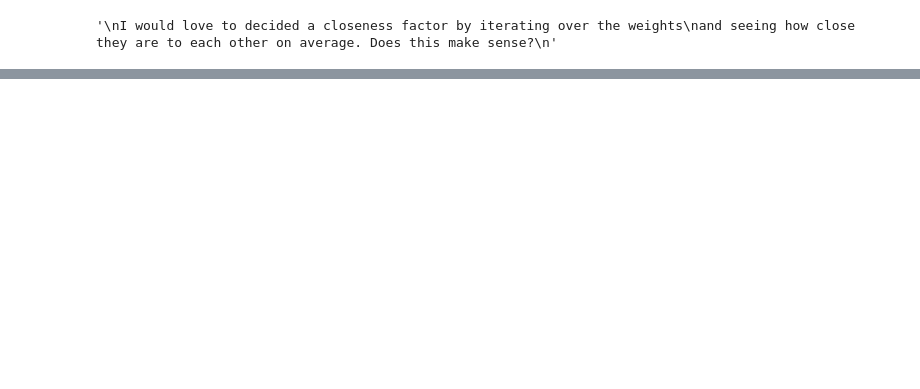
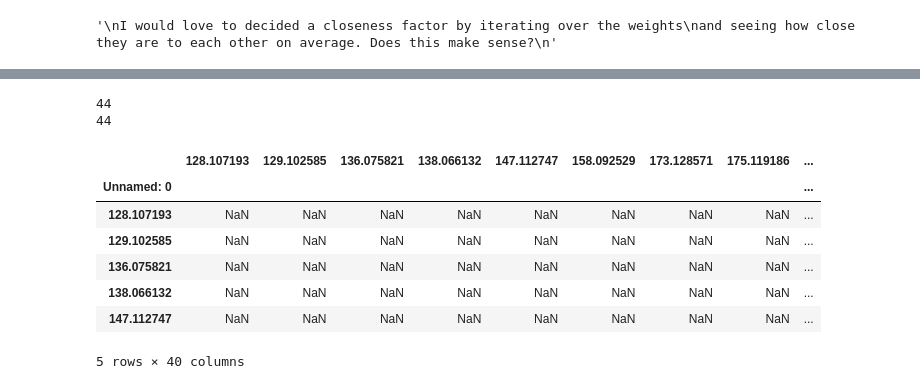
Before and after one commit to DBeben22/expert-tandem, a Jupyter notebook: prototypes/prototype_vers3.ipynb, the cells around one changed output, grey strips where cells are left out. Drawn from its saved outputs; the diff is of its cells as text; code cells hidden in the pictures; blank space fills up the shorter version.

```diff
--- a/prototypes/prototype_vers3.ipynb
+++ b/prototypes/prototype_vers3.ipynb
@@ -165,7 +167,7 @@ percentage_int = intensity_array/np.max(intensity_array) * 100
 combo_df = aa
 # %%
 import math
-def find_closest_aa(value, thres = 5):
+def find_closest_aa(value, thres = 2.5):
     """ Find the closest amino acid to a given mass.
     this code takes a dataframe with single amino acids and combinations of amino acids in this format
 
@@ -179,6 +181,7 @@ def find_closest_aa(value, thres = 5):
     It will only return amino acids that are within the threshold.
     It returns a list of lists, where each list contains the letter of the amino acid, its mass and the error.
     """
+    # TODO remove useless calculations from this like closeness_list having values that I never use
     if math.isnan(value) == True:
         return None
     single_df = combo_df.iloc[:,:-22]
@@ -217,7 +220,8 @@ def find_closest_aa(value, thres = 5):
     # aam_array[idx], "Da. With an error of: ", error, "Da.")
     closeness_list.sort(key=lambda x: x[2])
     if closeness_list:
-        return closeness_list[0]
+        # return closeness_list[0]
+        return closeness_list[0][0]
     return None
 
 
@@ -230,3 +236,8 @@ and seeing how close they are to each other on average. Does this make sense?
+# %%
+# really bad practice here, look away kids
+mz_peaks = mz_array[sci_peak]
+intensity_peaks = intensity_array[sci_peak]
+mz_round = np.round(mz_peaks, decimals= 6)
 # %%
 # on my stackoverflow someone suggested a better way to create my distance matrix
 # however I am now so deep in this going back would cost too much time
@@ -235,28 +246,27 @@ and seeing how close they are to each other on average. Does this make sense?
 # unless there is already a file in the directory it can just read
 
 def rename(column):
-    new = mz_array[int(column)]
+    new = mz_round[int(column)]
     return new
 
 try:
-    df_aa = pd.read_csv("example_matrix_named.csv").set_index("Unnamed: 0")
+    df_aa = NONEpd.read_csv("shortest_example_matrix_named.csv").set_index("Unnamed: 0")
 except:
     distance_matrix = []
-    for column, i in zip(mz_array, range(len(mz_array))):
+    for column, i in zip(mz_round, range(len(mz_round))):
         distance_matrix.append([])
-        for row in mz_array:
+        for row in mz_round:
             distance_matrix[i].append(np.abs(row - column))
 
-    mz_strings = np.round(mz_array, decimals= 6)
     df_dm = pd.DataFrame(distance_matrix)
     df_dm.columns = df_dm.columns.map(str)
 
-    # for i in range(len(mz_array)):
+    # for i in range(len(mz_round)):
     #     for j in range(i):
     #         df_dm.iat[i,j] = None
-    for i in range(len(mz_array)):
-        for j in range(len(mz_array)):
-            if j <= i:
+    for i in range(len(mz_round)):
+        for j in range(len(mz_round)):
+            if j >= i:
                 df_dm.iat[i,j] = None
             if df_dm.iat[i,j] < 55 or df_dm.iat[i,j] > 480:
                 df_dm.iat[i,j] = None
@@ -270,11 +280,11 @@ except:
     df_aa = df_dm.map(find_closest_aa)
     print("mapping complete")
 
-    if df_aa.columns[0] == "32":
-        print("boink")
-        df_aa.rename(columns=rename, inplace=True)
-        df_aa.rename(index=rename, inplace=True)
-    else:
-        pass
+    df_aa.rename(columns=rename, inplace=True)
+    df_aa.rename(index=rename, inplace=True)
 
-    df_aa.to_csv("example_matrix_named.csv")
+    df_aa.to_csv("below_shortest_example_matrix_named.csv")
+
+    #have to reread so dictionaries are reconverted into strings
+    # this is stupid but makes the code work consistently with read csv files
+    df_aa = pd.read_csv("below_shortest_example_matrix_named.csv").set_index("Unnamed: 0")
@@ -346,0 +352,17 @@ KeyError: 233.09417724609375
+# %%
+print(len(intensity_peaks))
+print(len(mz_round))
+# %% [output]
+44
+44
+# %%
+df_aa.head()
+# %% [output]
+|  | 128.107193 | 129.102585 | 136.075821 | 138.066132 | 147.112747 | 158.092529 | 173.128571 | 175.119186 | ... |
+| Unnamed: 0 |  |  |  |  |  |  |  |  | ... |
+| 128.107193 | NaN | NaN | NaN | NaN | NaN | NaN | NaN | NaN | ... |
+| 129.102585 | NaN | NaN | NaN | NaN | NaN | NaN | NaN | NaN | ... |
+| 136.075821 | NaN | NaN | NaN | NaN | NaN | NaN | NaN | NaN | ... |
+| 138.066132 | NaN | NaN | NaN | NaN | NaN | NaN | NaN | NaN | ... |
+| 147.112747 | NaN | NaN | NaN | NaN | NaN | NaN | NaN | NaN | ... |
+5 rows × 40 columns
```
Also changed, not shown: parts of 30 cells of this notebook, 3 other files.
